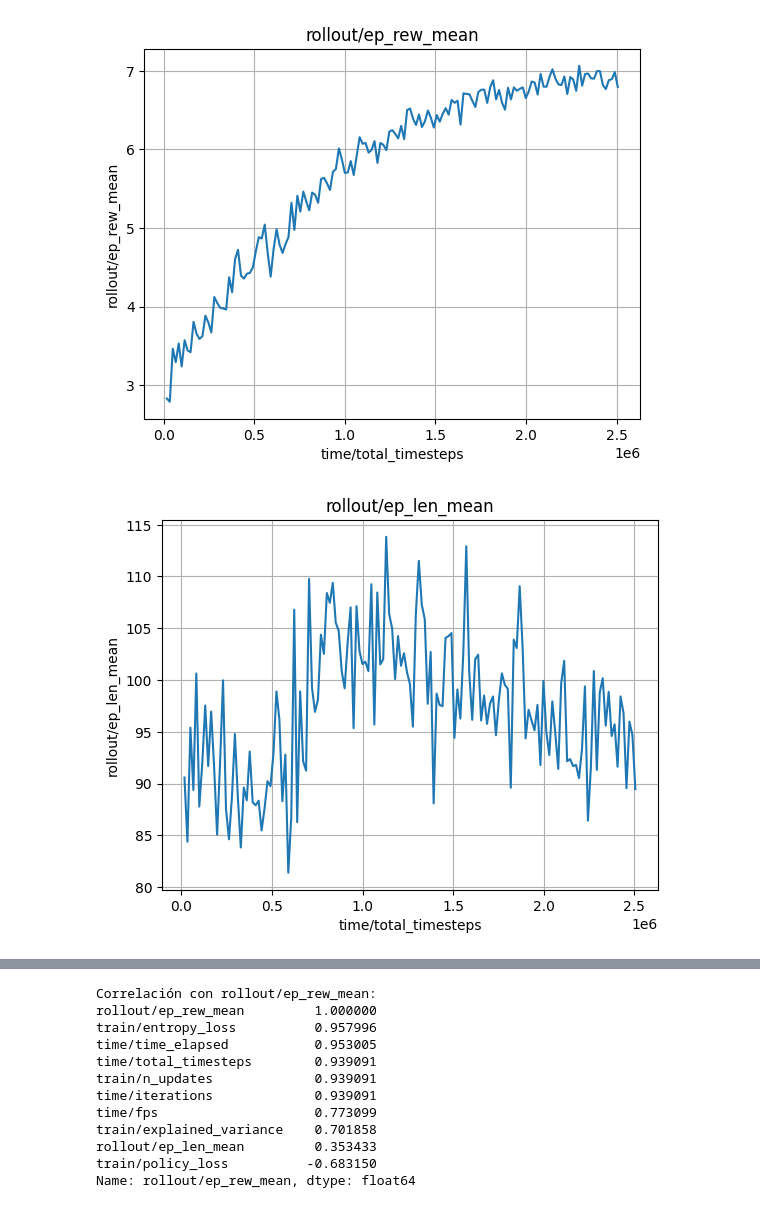
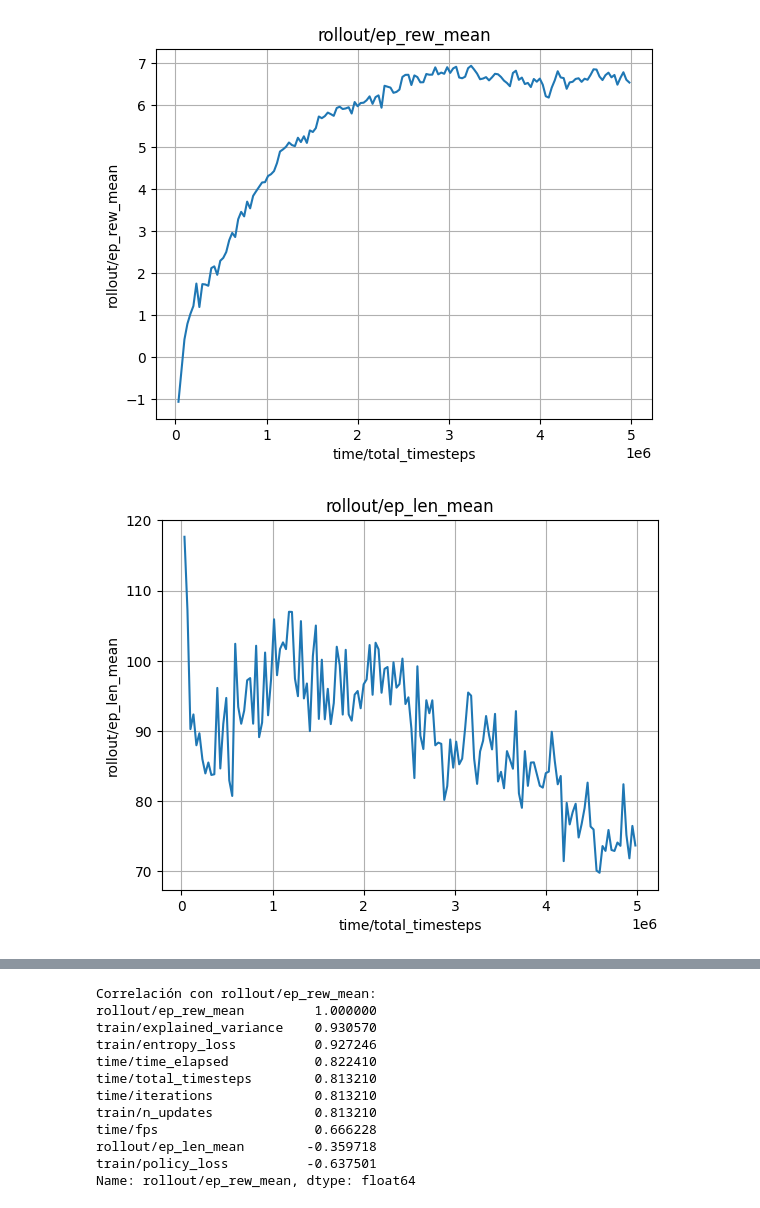
Before and after one commit to Javier-mkt/TFM-Gestion-Dinamica-de-la-Recoleccion-de-Residuos-Un-Enfoque-Basado-en-IA, a Jupyter notebook: analisis_train.ipynb, the cells around one changed output, grey strips where cells are left out. Saved outputs shown, nothing was run; the diff lists cells and outputs as text; code cells hidden in the pictures.

Commit message:
Prueba_21 con llenado estocástico de contenedores, 75-80% de ellos aptos. Variable en cada entrenamiento

```diff
--- a/analisis_train.ipynb
+++ b/analisis_train.ipynb
@@ -3,7 +3,7 @@ import os
 import pandas as pd
 import matplotlib.pyplot as plt
 
-ronda = "Prueba_20"
+ronda = "27"
 csv_path = f"./logs/tb-a2c/ronda_{ronda}/csv/progress.csv"  # ← cámbialo
 
 # Lee el CSV y fuerza numérico donde pueda (valores raros serán NaN)
@@ -17,32 +17,32 @@ x_label = "time/total_timesteps" if "time/total_timesteps" in df else ("time/ite
 
 # Métricas a graficar (pon/quita a tu gusto)
 metrics = [
     "rollout/ep_rew_mean",
     "rollout/ep_len_mean",
     "train/value_loss",
     "train/policy_loss",
     "train/entropy_loss",
     "train/explained_variance",
     "train/learning_rate"
 
 ]
 
 for m in metrics:
     if m in df.columns:
         plt.figure()
         plt.plot(x, pd.to_numeric(df[m], errors="coerce"))
         plt.title(m)
         plt.xlabel(x_label)
         plt.ylabel(m)
         plt.grid(True)
         plt.show()
 
 # (Opcional) correlación express con la recompensa media
 if "rollout/ep_rew_mean" in df.columns:
     num = df.select_dtypes("number")
     corr = num.corr(numeric_only=True)["rollout/ep_rew_mean"].sort_values(ascending=False)
     print("\nCorrelación con rollout/ep_rew_mean:")
     print(corr.dropna().head(10))
 # %% [output]
-[figure, old version]
+[figure, new version]
-[figure, old version]
+[figure, new version]
@@ -54,14 +54,14 @@ if "rollout/ep_rew_mean" in df.columns:
 Correlación con rollout/ep_rew_mean:
 rollout/ep_rew_mean         1.000000
-train/entropy_loss          0.957996
-time/time_elapsed           0.953005
-time/total_timesteps        0.939091
-train/n_updates             0.939091
-time/iterations             0.939091
-time/fps                    0.773099
-train/explained_variance    0.701858
-rollout/ep_len_mean         0.353433
-train/policy_loss          -0.683150
+train/explained_variance    0.930570
+train/entropy_loss          0.927246
+time/time_elapsed           0.822410
+time/total_timesteps        0.813210
+time/iterations             0.813210
+train/n_updates             0.813210
+time/fps                    0.666228
+rollout/ep_len_mean        -0.359718
+train/policy_loss          -0.637501
 Name: rollout/ep_rew_mean, dtype: float64
 # %%
 import numpy as np
```
Also changed, not shown: parts of 2 cells of this notebook, 33 other files.
